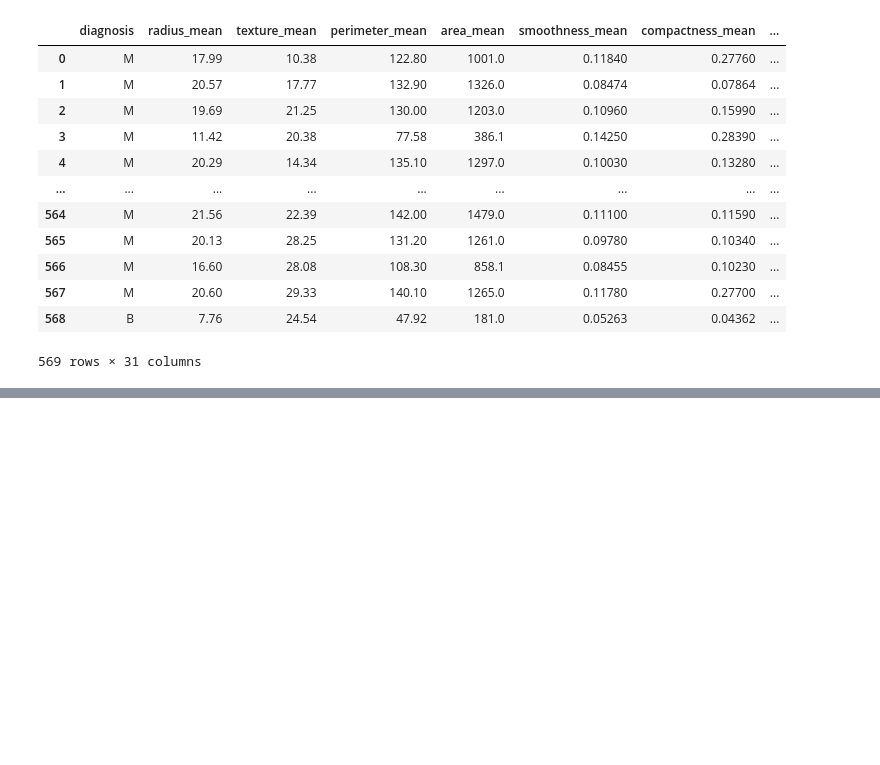
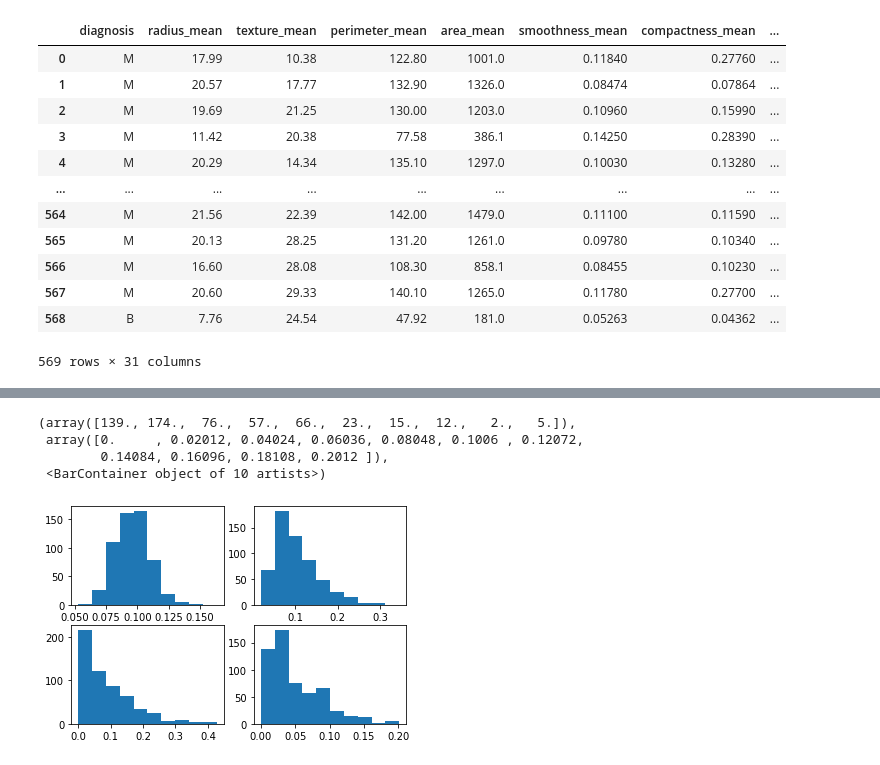
Before and after one commit to pourianiknam/Breast-Cancer-WI-Data-Set, a Jupyter notebook: Breast Cancer WI.ipynb, the cells around one changed output, grey strips where cells are left out. Saved outputs shown, nothing was run; the diff lists cells and outputs as text; code cells hidden in the pictures; blank space fills up the shorter version.

```diff
--- a/Breast Cancer WI.ipynb
+++ b/Breast Cancer WI.ipynb
@@ -48,0 +68,12 @@ ax9 = fig1.add_subplot(3,3,9)
+# %%
+fig, ((ax5, ax6),(ax7, ax8)) = plt.subplots(2,2)
+ax5.hist(data[['smoothness_mean']])
+ax6.hist(data[['compactness_mean']])
+ax7.hist(data[['concavity_mean']])
+ax8.hist(data[['concave points_mean']])
+# %% [output]
+(array([139., 174.,  76.,  57.,  66.,  23.,  15.,  12.,   2.,   5.]),
+ array([0.     , 0.02012, 0.04024, 0.06036, 0.08048, 0.1006 , 0.12072,
+        0.14084, 0.16096, 0.18108, 0.2012 ]),
+ <BarContainer object of 10 artists>)
+[figure, added]
```
Also changed, not shown: parts of 8 cells of this notebook, 1 other file.
